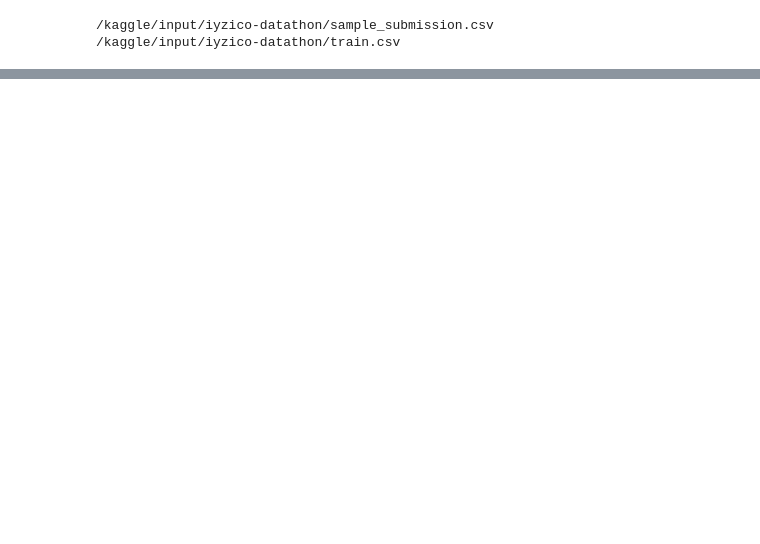
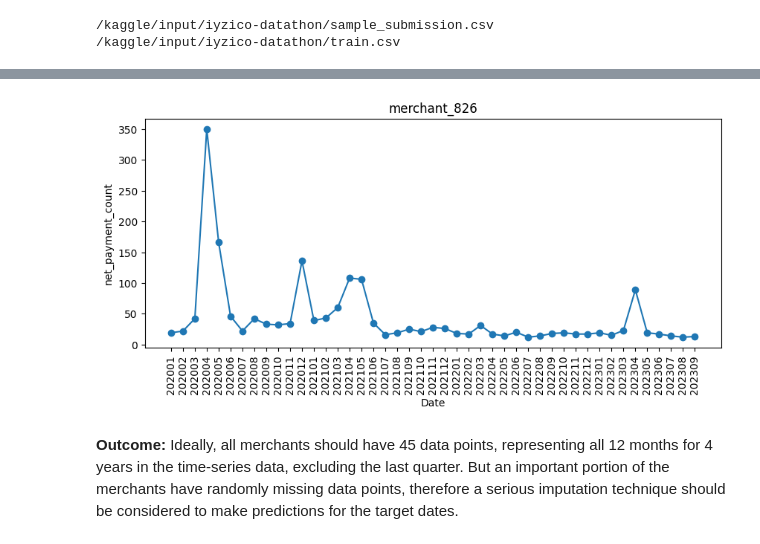
Before and after one commit to mertcan-basut/kaggle-competitions, a Jupyter notebook: iyzico-datathon.ipynb, the cells around one changed output, grey strips where cells are left out. Cells and saved outputs as stored; diff of their text form; code cells hidden in the pictures; blank space fills up the shorter version.

```diff
--- a/iyzico-datathon.ipynb
+++ b/iyzico-datathon.ipynb
@@ -31,0 +197,16 @@ for dirname, _, filenames in os.walk('/kaggle/input'):
+# %%
+merchant_id = np.random.choice(merchants)
+merchant = data[data["merchant_id"] == merchant_id][["net_payment_count", "date"]]
+merchant = merchant.set_index("date").reindex(range(45), fill_value=np.nan).reset_index()
+
+plt.figure(figsize=(10, 4))
+plt.plot(merchant["date"], merchant["net_payment_count"], '-o')
+plt.title(merchant_id)
+plt.xlabel("Date")
+plt.ylabel("net_payment_count")
+plt.xticks(merchant["date"], list(map(str, dates)), rotation=90)
+plt.show()
+# %% [output]
+[figure, added]
+# %% [markdown]
+**Outcome:** Ideally, all merchants should have 45 data points, representing all 12 months for 4 years in the time-series data, excluding the last quarter. But an important portion of the merchants have randomly missing data points, therefore a serious imputation technique should be considered to make predictions for the target dates.
```
Also changed, not shown: parts of 39 cells of this notebook.
